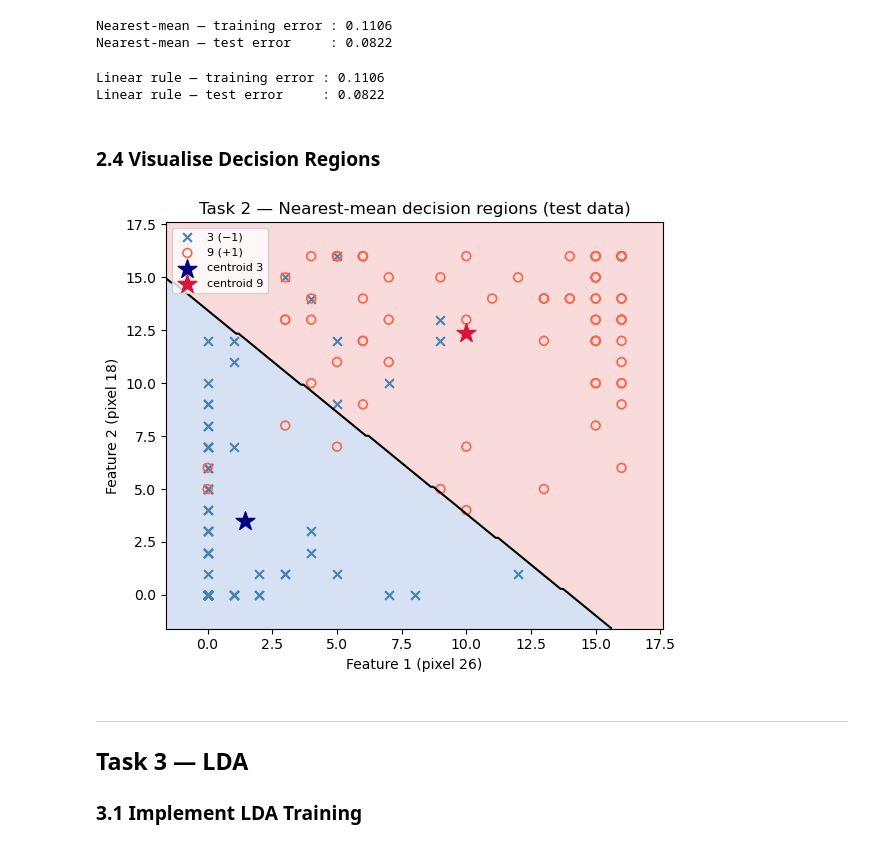
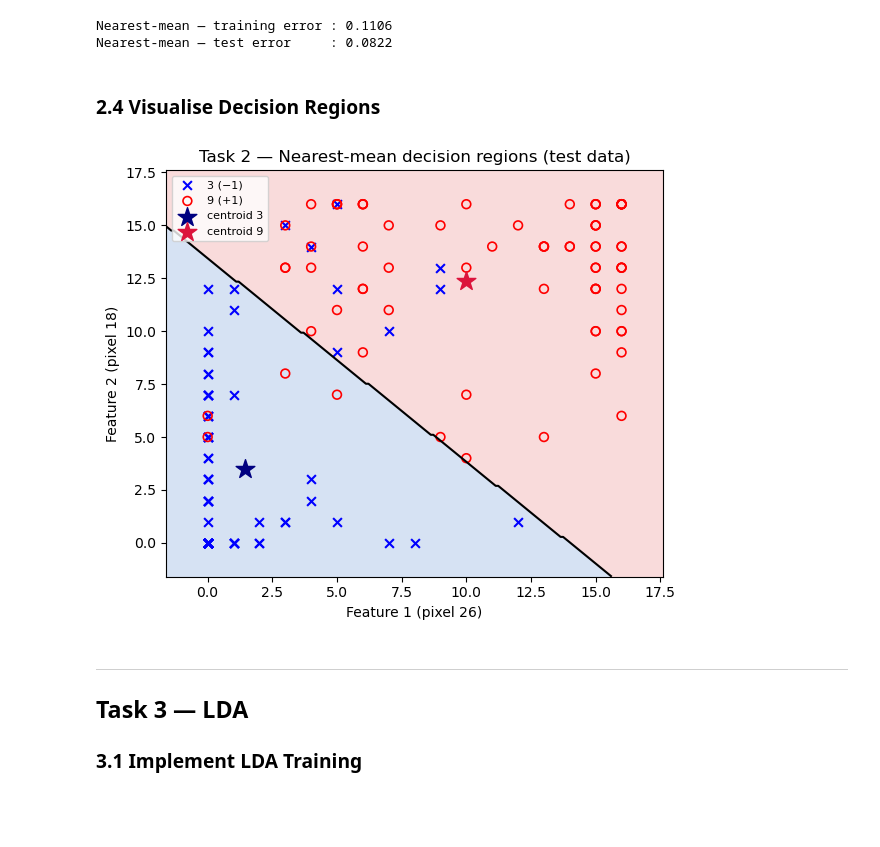
Before and after one commit to Tempestas-SE/MLE-SS26, a Jupyter notebook: Tester/linear-classifiers_v2.ipynb, the cells around one changed output. Cells and saved outputs as stored; diff of their text form; code cells hidden in the pictures; blank space fills up the shorter version.

```diff
--- a/Tester/linear-classifiers_v2.ipynb
+++ b/Tester/linear-classifiers_v2.ipynb
@@ -104,10 +103,10 @@ print(f"(Pixel {p1} is at grid position {divmod(p1,8)}, "
 Most discriminative pixel indices: 26 and 18
 (Pixel 26 is at grid position (3, 2), pixel 18 at (2, 2))
 # %%
-# ── features2d — mandatory interface ──────────────────────────────────────────
+# ── features2d (mandatory interface) ──
 def features2d(x):
     """
-    Map an N×64 pixel matrix to an N×2 feature matrix.
+    Map an N*64 pixel matrix to an N*2 feature matrix.
 
     Feature 1: pixel with the highest absolute mean-difference between classes.
     Feature 2: pixel with the second-highest absolute mean-difference.
@@ -118,7 +117,6 @@ def features2d(x):
     """
     return x[:, [p1, p2]].astype(float)
 
-# Quick sanity-check
 feat = features2d(X_train)
 assert feat.shape == (len(X_train), 2), "features2d must return shape (N, 2)"
 print("features2d output shape:", feat.shape)
@@ -192,34 +179,22 @@ print(f"Nearest-mean — test error     : {error_rate(y_test,  pred_test):.4f}")
 # %% [output]
 Nearest-mean — training error : 0.1106
 Nearest-mean — test error     : 0.0822
-# %%
-# ── Optional: hand-tuned linear rule  sign(x·β + b) ──────────────────────────
-# β and b encode any linear decision boundary, giving us extra flexibility
-# beyond the bisector-only nearest-mean boundary.
-
-# We derive β/b analytically from the centroids (identical to nearest-mean).
-beta_nm = mu_pos - mu_neg                              # direction vector
-b_nm    = -0.5 * (mu_pos + mu_neg) @ beta_nm           # midpoint projected onto β
-
-def linear_predict(X, beta, b):
-    return np.sign(X @ beta + b)
-
-pred_lin_train = linear_predict(F_train, beta_nm, b_nm)
-pred_lin_test  = linear_predict(F_test,  beta_nm, b_nm)
-
-print(f"Linear rule — training error : {error_rate(y_train, pred_lin_train):.4f}")
-print(f"Linear rule — test error     : {error_rate(y_test,  pred_lin_test):.4f}")
-# Should match nearest-mean; the formula is mathematically equivalent.
-# %% [output]
-Linear rule — training error : 0.1106
-Linear rule — test error     : 0.0822
 # %% [markdown]
 ### 2.4 Visualise Decision Regions
 # %%
+beta_nm = mu_pos - mu_neg                              # direction vector
+b_nm    = -0.5 * (mu_pos + mu_neg) @ beta_nm           # midpoint projected onto β
+
+def linear_predict(X, beta, b):
+    return np.sign(X @ beta + b)
+
+pred_lin_train = linear_predict(F_train, beta_nm, b_nm)
+pred_lin_test  = linear_predict(F_test,  beta_nm, b_nm)
+
 def make_grid(F, resolution=200):
     """
-    Build a 2-D grid covering the feature-space extent of F (with 10 % padding).
-    Returns meshgrid arrays xx, yy and the stacked (M,2) feature matrix.
+    Build a 2-D grid covering the feature-space extent of F
+    Returns a meshgrid arrays xx, yy and the stacked (M,2) feature matrix.
     """
     pad = 0.10
     x_min, x_max = F[:, 0].min(), F[:, 0].max()
@@ -235,10 +210,7 @@ def make_grid(F, resolution=200):
 
 def plot_decision_regions(F_ref, y_ref, predict_fn, mu_neg=None, mu_pos=None,
                           title="Decision regions", resolution=200):
-    """
-    Colour the feature plane by predicted class, overlay scatter of test data,
-    and mark class centroids.
-    """
+
     xx, yy, grid = make_grid(F_ref, resolution)
     Z = predict_fn(grid).reshape(xx.shape)
 
@@ -251,37 +223,37 @@ def plot_decision_regions(F_ref, y_ref, predict_fn, mu_neg=None, mu_pos=None,
 
     # Scatter test points coloured by ground-truth label
     ax.scatter(F_ref[y_ref==-1, 0], F_ref[y_ref==-1, 1],
-               marker="x", color="steelblue", s=40, label="3 (−1)")
+               marker="x", color="blue", s=40, label="3 (−1)")
     ax.scatter(F_ref[y_ref== 1, 0], F_ref[y_ref== 1, 1],
-               marker="o", color="tomato", s=40,
+               marker="o", color="red", s=40,
                facecolors="none", linewidths=1.2, label="9 (+1)")
 
     # Class centroids
     if mu_neg is not None:
         ax.scatter(*mu_neg, marker="*", color="navy",   s=200, zorder=5,
                    label="centroid 3")
         ax.scatter(*mu_pos, marker="*", color="crimson", s=200, zorder=5,
                    label="centroid 9")
 
     ax.set_xlabel(f"Feature 1 (pixel {p1})")
     ax.set_ylabel(f"Feature 2 (pixel {p2})")
     ax.set_title(title)
     ax.legend(loc="upper left", fontsize=8)
     plt.tight_layout()
     plt.show()
 
 
 # Nearest-mean prediction function (wraps nearest_mean to accept a grid matrix)
 predict_nm = lambda X: linear_predict(X, beta_nm, b_nm)
 
 plot_decision_regions(
     F_test, y_test,
     predict_fn=predict_nm,
     mu_neg=mu_neg, mu_pos=mu_pos,
     title="Task 2 — Nearest-mean decision regions (test data)"
 )
 # %% [output]
-[figure, old version]
+[figure, new version]
 # %% [markdown]
 ---
 ## Task 3 — LDA
```
Also changed, not shown: parts of 20 cells of this notebook.
